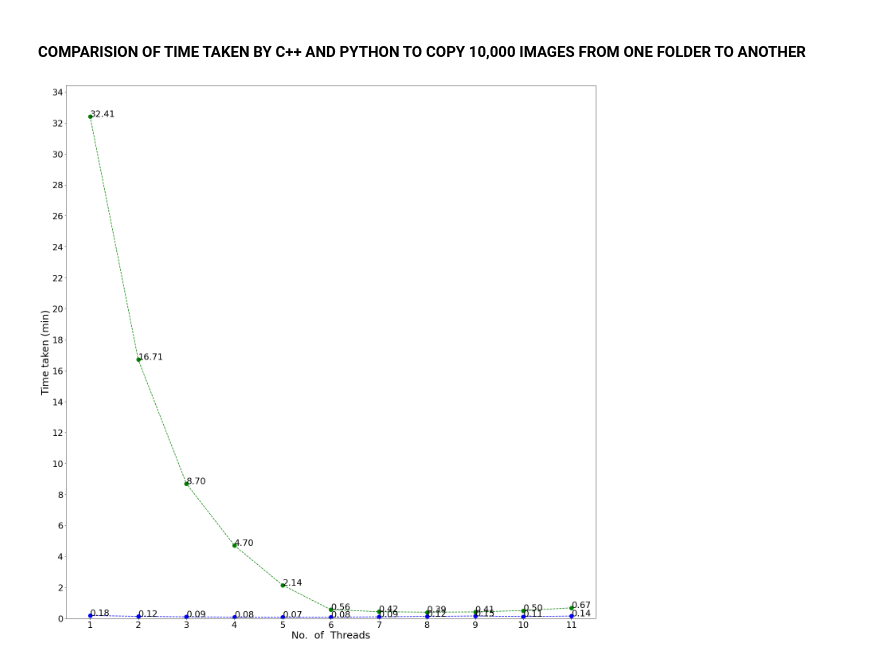
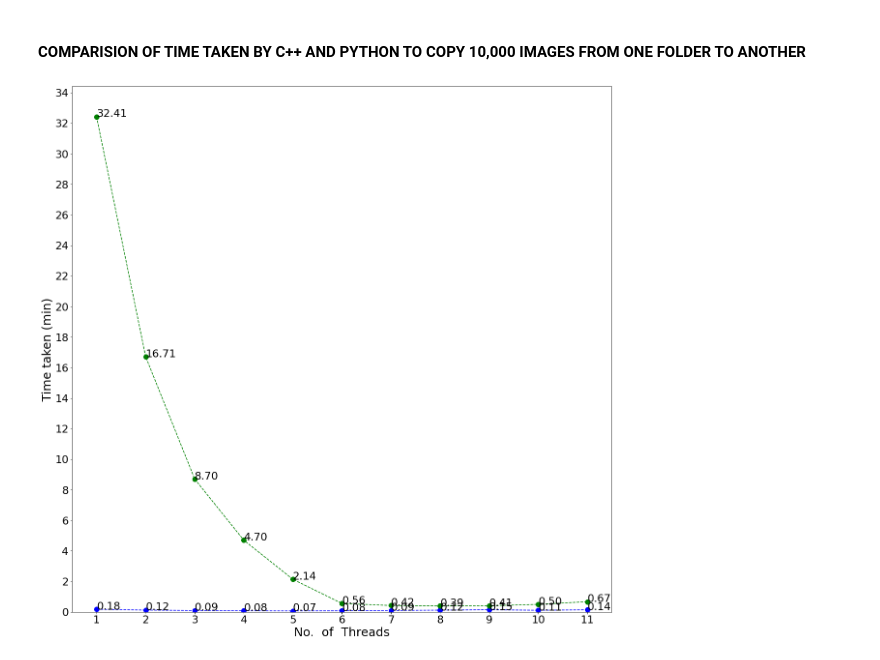
Before and after one commit to ShubhamS-30/Multithreading, a Jupyter notebook: analysis.ipynb, the cells around one changed output. Cells and saved outputs as stored; diff of their text form; code cells hidden in the pictures.

```diff
--- a/analysis.ipynb
+++ b/analysis.ipynb
@@ -22,13 +22,11 @@ df
 | 10 | 11 | 210.2702 |
 # %%
 plt.rcParams["figure.figsize"] = [25, 15]
-plt.rcParams["figure.autolayout"] = True
 plt.rcParams.update({'font.size': 22})
 
 x = df['Threads']
 y = df['Python']
 
-plt.plot(x, y, 'r*')
 plt.xlabel('No.  of  Threads', fontsize=25)
 plt.ylabel('Time taken (sec)', fontsize=25)
 
@@ -69,13 +67,11 @@ df_copy_images_py
 | 10 | 11 | 40.4354 |
 # %%
 plt.rcParams["figure.figsize"] = [25, 15]
-plt.rcParams["figure.autolayout"] = True
 plt.rcParams.update({'font.size': 22})
 
 x = df_copy_images_py['Threads']
 y = df_copy_images_py['Time']
 
-plt.plot(x, y, 'r*')
 plt.xlabel('No.  of  Threads', fontsize=25)
 plt.ylabel('Time taken (sec)', fontsize=25)
 
@@ -112,13 +108,11 @@ df_copy_images_cpp
 | 10 | 11 | 8.65341 |
 # %%
 plt.rcParams["figure.figsize"] = [25, 15]
-plt.rcParams["figure.autolayout"] = True
 plt.rcParams.update({'font.size': 22})
 
 x = df_copy_images_cpp['Threads']
 y = df_copy_images_cpp['Time']
 
-plt.plot(x, y, 'r*')
 plt.xlabel('No.  of  Threads', fontsize=25)
 plt.ylabel('Time taken (sec)', fontsize=25)
 
@@ -146,34 +140,31 @@ plt.show()
 #### COMPARISION OF TIME TAKEN BY C++ AND PYTHON TO COPY 10,000 IMAGES FROM ONE FOLDER TO ANOTHER ####
 # %%
 plt.rcParams["figure.figsize"] = [20, 20]
-plt.rcParams["figure.autolayout"] = True
 plt.rcParams.update({'font.size': 22})
 
 
 x = df_copy_images_cpp['Threads']
 y1 = df_copy_images_cpp['Time']/60
 y2 = df_copy_images_py['Time']/60
 
-plt.plot(x, y1, 'r*')
-plt.plot(x, y2, 'r*')
 plt.xlabel('No.  of  Threads', fontsize=25)
 plt.ylabel('Time taken (min)', fontsize=25)
 
 for i, j in zip(x, y1):
     plt.annotate(str('%.2f' % j), xy=(i, j))
 
 for i, j in zip(x, y2):
     plt.annotate(str('%.2f' % j), xy=(i, j))
 
 
 plt.xticks(np.arange(min(x), max(x)+1, 1))
 plt.yticks(np.arange(0, max(max(y1),max(y2))+2, 2))
 plt.plot(x, y1, linestyle='dashed', marker='o',
          markerfacecolor='blue', markersize=10,color = 'blue')
 plt.plot(x, y2, marker='o' , color = 'green',linestyle='dashed',
          markerfacecolor='green', markersize=10)
 
 plt.ylim([0, max(max(y1), max(y2))+2])
 plt.show()
 # %% [output]
-[figure, old version]
+[figure, new version]
```
Also changed, not shown: parts of 3 cells of this notebook, 3 other files.
